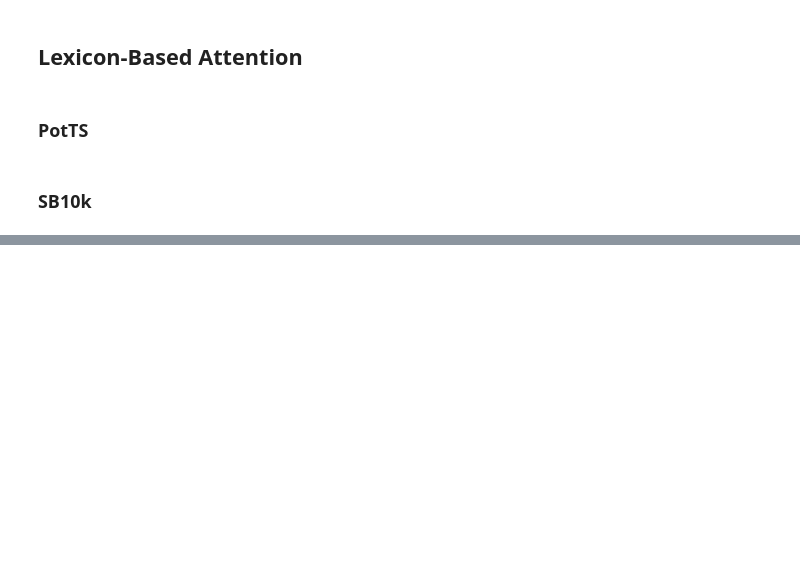
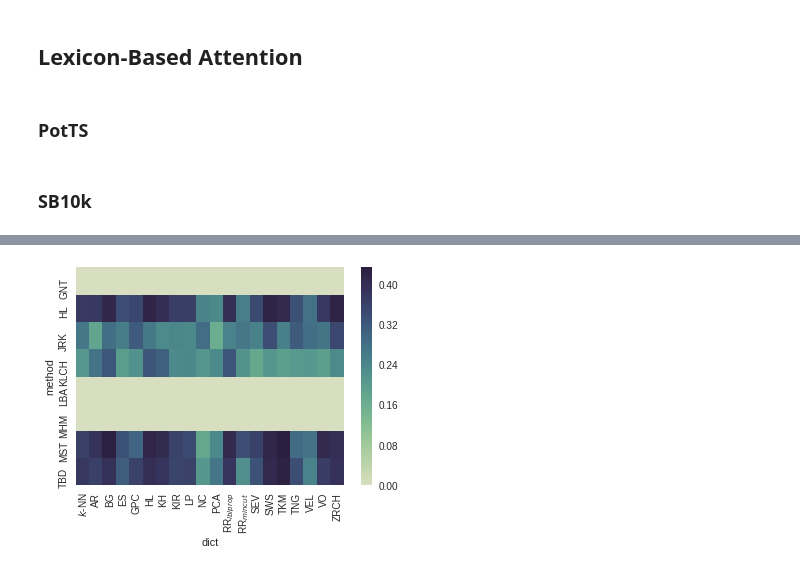
Before and after one commit to WladimirSidorenko/Dissertation, a Jupyter notebook: notebooks/cgsa.ipynb, the cells around one changed output, grey strips where cells are left out. Saved outputs shown, nothing was run; the diff lists cells and outputs as text; code cells hidden in the pictures; blank space fills up the shorter version.

```diff
--- a/notebooks/cgsa.ipynb
+++ b/notebooks/cgsa.ipynb
@@ -813,0 +824,4 @@ ax = sns.heatmap(POTTS_MICRO_STAT)
+# %%
+ax = sns.heatmap(SB10K_MICRO_STAT, cmap=HEATMAP_CMAP)
+# %% [output]
+[figure, added]
```
Also changed, not shown: parts of 7 cells of this notebook.
